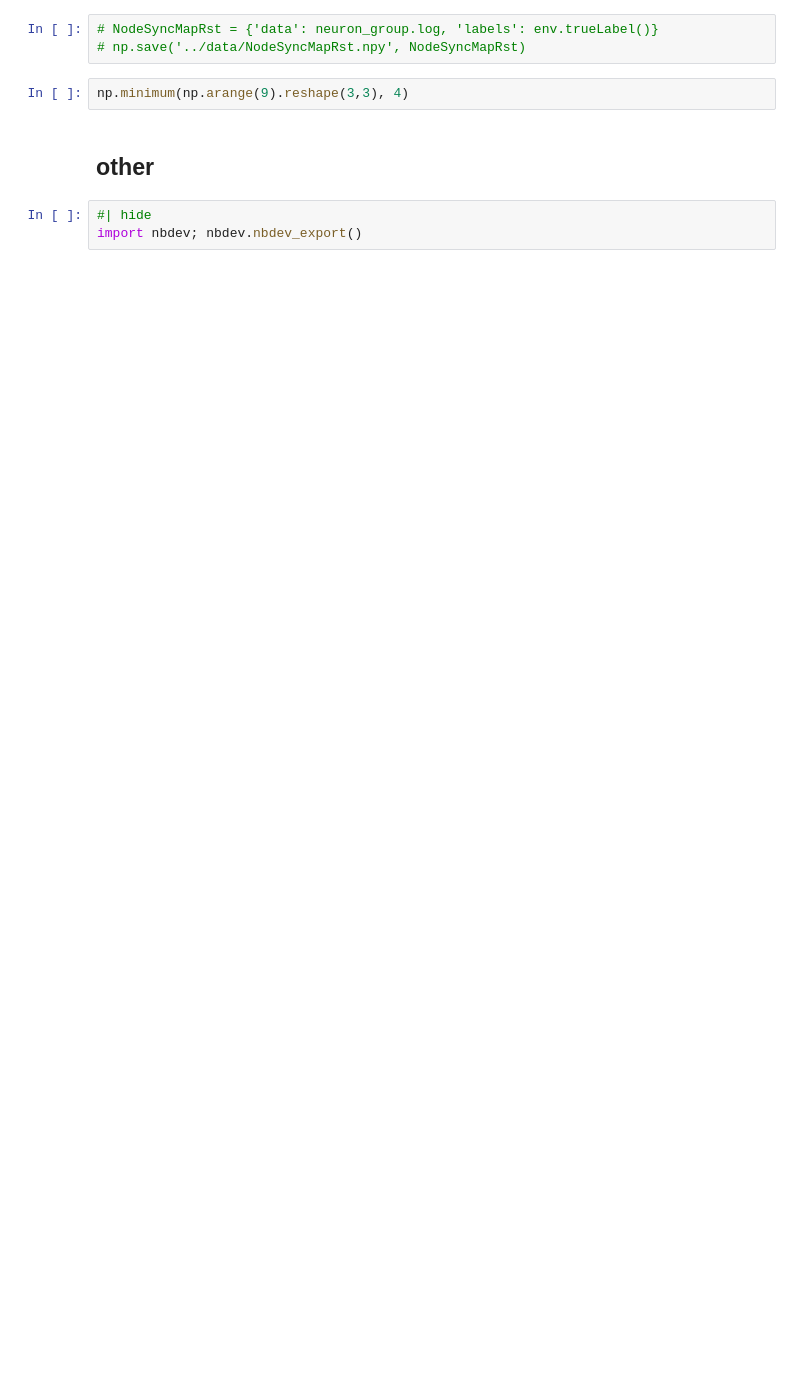
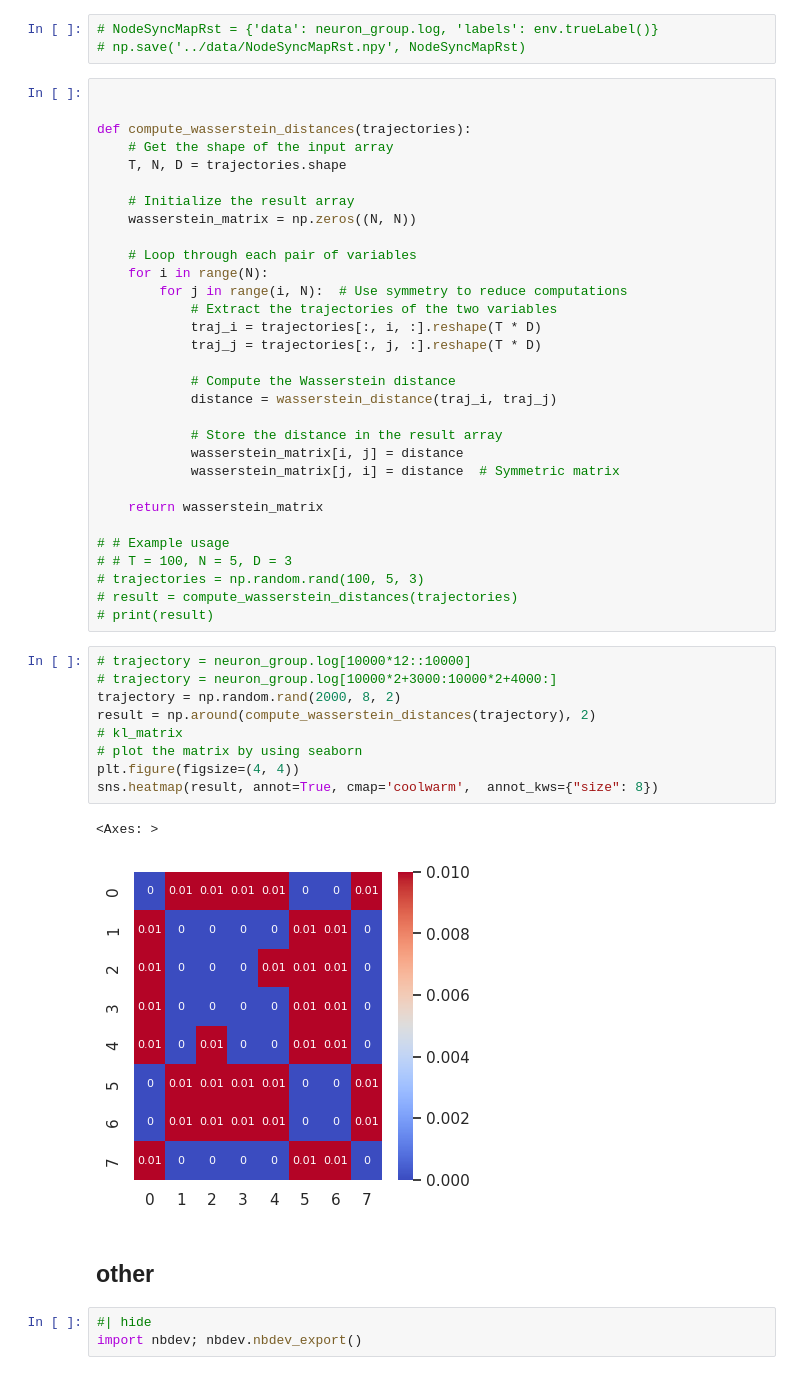
Before and after one commit to Loccret/SyncMap-Draft, a Jupyter notebook: nbs/00_core.ipynb, the cells around one changed output. Drawn from its saved outputs; the diff is of its cells as text; blank space fills up the shorter version.

```diff
--- a/nbs/00_core.ipynb
+++ b/nbs/00_core.ipynb
@@ -1191,8 +1191,49 @@ fig.show()
 # %%
 # NodeSyncMapRst = {'data': neuron_group.log, 'labels': env.trueLabel()}
 # np.save('../data/NodeSyncMapRst.npy', NodeSyncMapRst)
-# %%
-np.minimum(np.arange(9).reshape(3,3), 4)
+# %%
+
+
+def compute_wasserstein_distances(trajectories):
+    # Get the shape of the input array
+    T, N, D = trajectories.shape
+
+    # Initialize the result array
+    wasserstein_matrix = np.zeros((N, N))
+
+    # Loop through each pair of variables
+    for i in range(N):
+        for j in range(i, N):  # Use symmetry to reduce computations
+            # Extract the trajectories of the two variables
+            traj_i = trajectories[:, i, :].reshape(T * D)
+            traj_j = trajectories[:, j, :].reshape(T * D)
+
+            # Compute the Wasserstein distance
+            distance = wasserstein_distance(traj_i, traj_j)
+
+            # Store the distance in the result array
+            wasserstein_matrix[i, j] = distance
+            wasserstein_matrix[j, i] = distance  # Symmetric matrix
+
+    return wasserstein_matrix
+
+# # Example usage
+# # T = 100, N = 5, D = 3
+# trajectories = np.random.rand(100, 5, 3)
+# result = compute_wasserstein_distances(trajectories)
+# print(result)
+# %%
+# trajectory = neuron_group.log[10000*12::10000]
+# trajectory = neuron_group.log[10000*2+3000:10000*2+4000:]
+trajectory = np.random.rand(2000, 8, 2)
+result = np.around(compute_wasserstein_distances(trajectory), 2)
+# kl_matrix
+# plot the matrix by using seaborn
+plt.figure(figsize=(4, 4))
+sns.heatmap(result, annot=True, cmap='coolwarm',  annot_kws={"size": 8})
+# %% [output]
+<Axes: >
+[figure, added]
 # %% [markdown]
 ## other
 # %%
```
Also changed, not shown: parts of 16 cells of this notebook, 2 other files.
